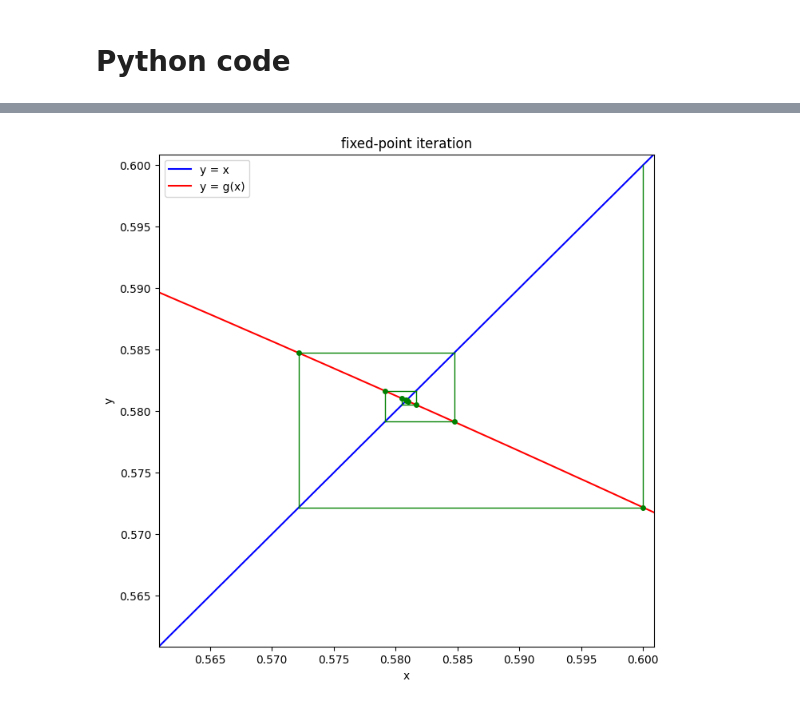
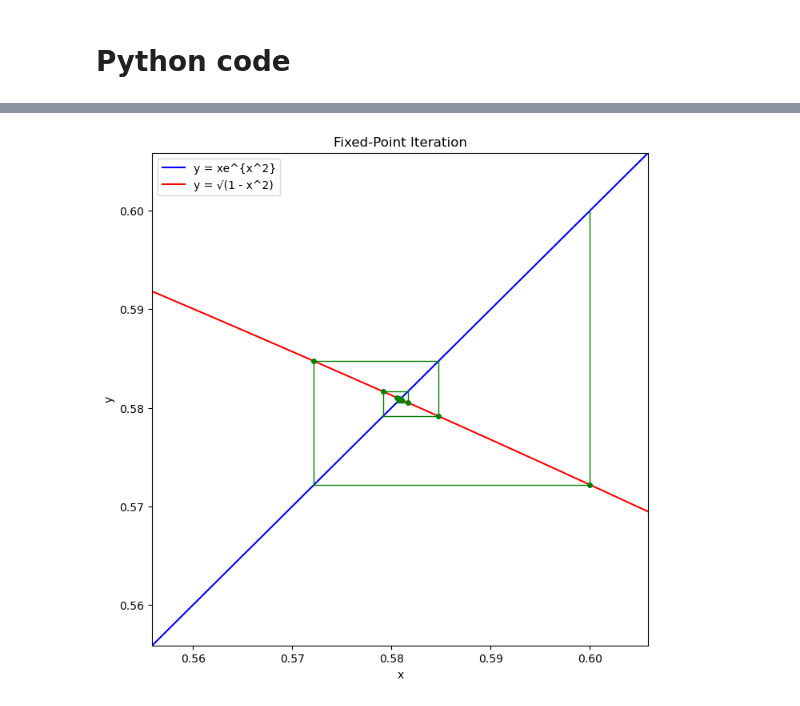
Before and after one commit to jyoutir/numerical-analysis-projects, a Jupyter notebook: miniproject_3/mp3.ipynb, the cells around one changed output, grey strips where cells are left out. Cells and saved outputs as stored; diff of their text form; code cells hidden in the pictures.

Commit message:
adding proper labels to graphs

```diff
--- a/miniproject_3/mp3.ipynb
+++ b/miniproject_3/mp3.ipynb
@@ -128,36 +128,37 @@ Final approximation: 0.5808750357617376
 [figure]
 # %%
 # extra task: visulisaing fixed point iteration like in the notes
-# https://relate.cs.illinois.edu/course/cs450-s21/file-version/2ee0c9a85407c7a1eb280c5fac6f7007b5c5951d/demos/upload/05-nonlinear-equations/Fixed%20point%20iteration.html
+# I used these to assist me:
+# https://matplotlib.org/stable/api/axes_api.html#matplotlib.axes.Axes.plot
 
-# from above
-fixed_point = SimpleIter(x0, 1e-15)[-1]
+# from above. this is the fixed point its converging to.
+converge = 0.5808750357617376
 
-# create x values around the fixed point
-x = np.linspace(fixed_point - 0.02, fixed_point + 0.02, 1000)
+# create x values around the converge point - this is used as a 'frame' for graph
+x = np.linspace(converge - 0.025, converge + 0.025, 1000)
 fig, ax = plt.subplots(figsize=(8, 8))
 
-# plot y = x line
-ax.plot(x, x, 'b-', label='y = x')
-
-# plot y = g(x) line
-ax.plot(x, myfun(x), 'r-', label='y = g(x)')
+# plot y = x line and y = g(x) line
+ax.plot(x, x, 'b-', label='y = xe^{x^2}')
+ax.plot(x, myfun(x), 'r-', label='y = √(1 - x^2)')
 x_current = x0
 num_iterations = 10
 
 for i in range(num_iterations):
     y_current = myfun(x_current)
     ax.plot([x_current, x_current, y_current], [x_current, y_current, y_current], 'g-', linewidth=1)
     ax.plot(x_current, y_current, 'go', markersize=4)
     x_current = y_current
 
 # set plot labels, title, and limits
-ax.set(xlabel='x', ylabel='y', title='fixed-point iteration',
-       xlim=(x.min(), x.max()), ylim=(x.min(), x.max()))
-
+ax.set_xlabel('x')
+ax.set_ylabel('y')
+ax.set_title('Fixed-Point Iteration')
+ax.set_xlim(x.min(), x.max())
+ax.set_ylim(x.min(), x.max())
 
 ax.legend()
-plt.savefig('miniproject_3/fixed_point_iteration.pdf')
+# plt.savefig('miniproject_3/fixed_point_iteration.pdf')
 plt.show()
 # %% [output]
-[figure, old version]
+[figure, new version]
```
Also changed, not shown: parts of 2 cells of this notebook, 4 other files.
